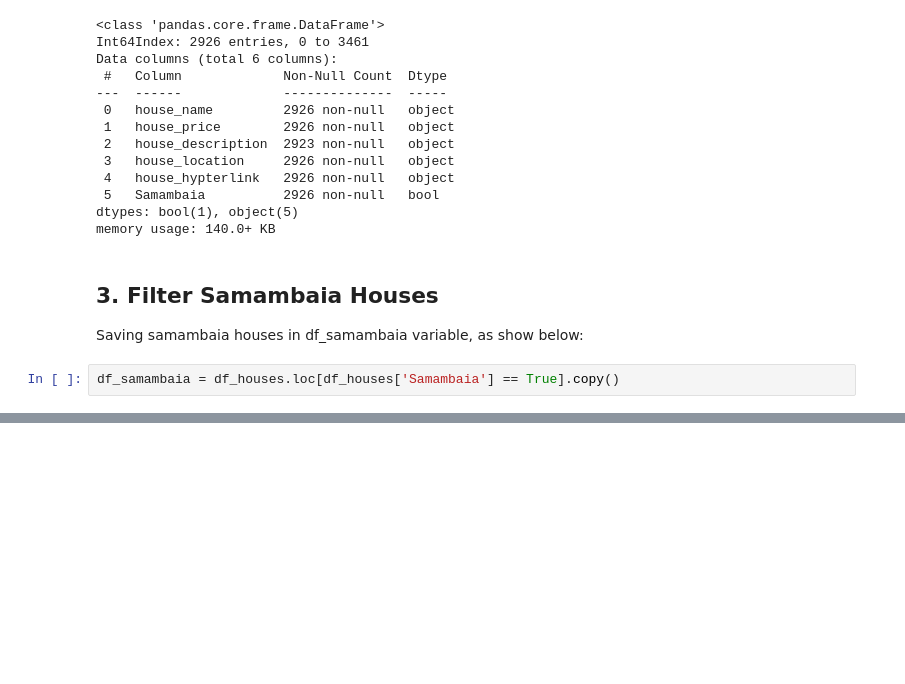
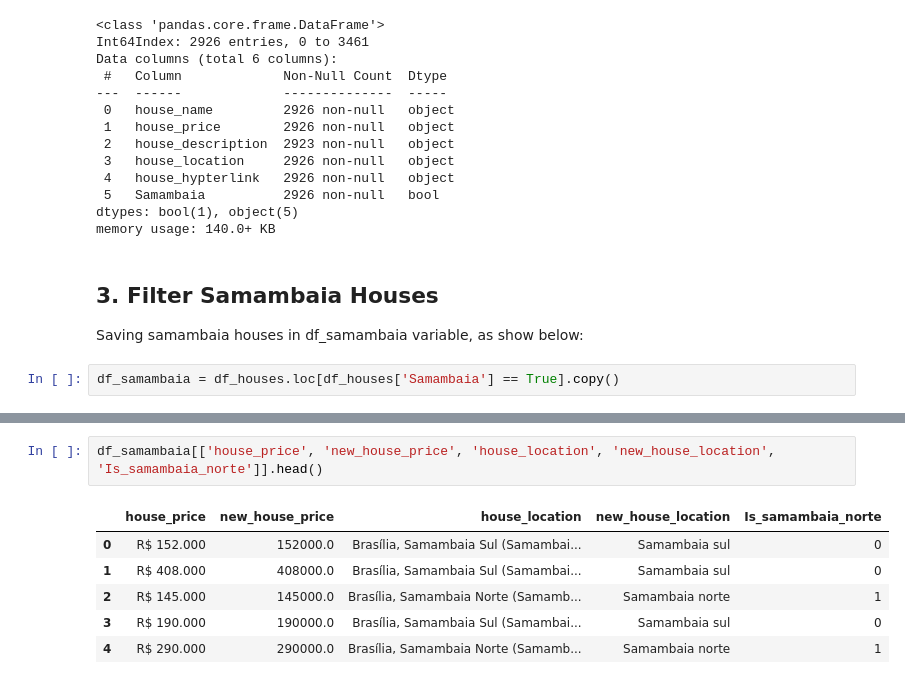
Before and after one commit to davi-santos/samambaia-house-price-prediction, a Jupyter notebook: Processing data.ipynb, the cells around one changed output, grey strips where cells are left out. Cells and saved outputs as stored; diff of their text form; blank space fills up the shorter version.

```diff
--- a/Processing data.ipynb
+++ b/Processing data.ipynb
@@ -107,0 +251,9 @@ df_samambaia.iloc[0:3, 2:3].values[0][0].split('\n')
+# %%
+df_samambaia[['house_price', 'new_house_price', 'house_location', 'new_house_location', 'Is_samambaia_norte']].head()
+# %% [output]
+|  | house_price | new_house_price | house_location | new_house_location | Is_samambaia_norte |
+| 0 | R$ 152.000 | 152000.0 | Brasília, Samambaia Sul (Samambai... | Samambaia sul | 0 |
+| 1 | R$ 408.000 | 408000.0 | Brasília, Samambaia Sul (Samambai... | Samambaia sul | 0 |
+| 2 | R$ 145.000 | 145000.0 | Brasília, Samambaia Norte (Samamb... | Samambaia norte | 1 |
+| 3 | R$ 190.000 | 190000.0 | Brasília, Samambaia Sul (Samambai... | Samambaia sul | 0 |
+| 4 | R$ 290.000 | 290000.0 | Brasília, Samambaia Norte (Samamb... | Samambaia norte | 1 |
```
Also changed, not shown: parts of 14 cells of this notebook, 1 other file.
